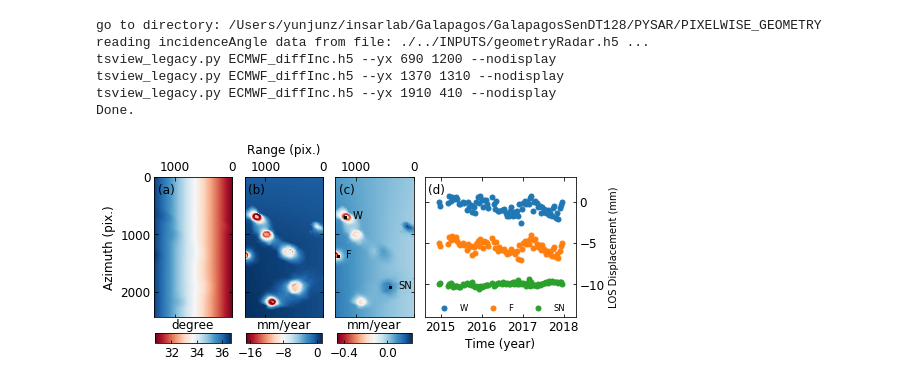
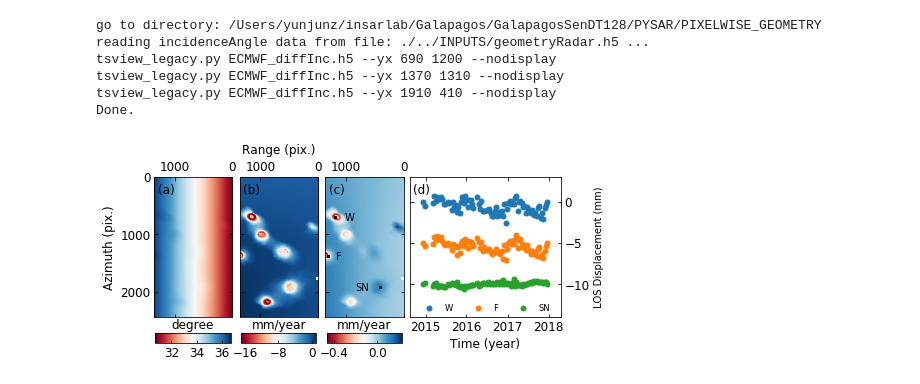
Before and after one commit to geodesymiami/Yunjun_et_al-2019-MintPy, a Jupyter notebook: pixelwise_geometry4tropospheric_delay.ipynb, the cells around one changed output. Cells and saved outputs as stored; diff of their text form; code cells hidden in the pictures.

```diff
--- a/pixelwise_geometry4tropospheric_delay.ipynb
+++ b/pixelwise_geometry4tropospheric_delay.ipynb
@@ -9,13 +9,15 @@ os.chdir(work_dir)
 print('go to directory: '+work_dir)
 
 inc_angle_file = './../INPUTS/geometryRadar.h5'
-inc_angle, atr = readfile.read(inc_angle_file, datasetName='incidenceAngle')
+inc_angle = readfile.read(inc_angle_file, datasetName='incidenceAngle')[0]
 
 vel_trop_diff_file = 'velocityEcmwf_diffInc.h5'
 vel_trop_diff = readfile.read(vel_trop_diff_file)[0]
 
 vel_trop_file = 'velocityEcmwf_pixelInc.h5'
-vel_trop = readfile.read(vel_trop_file)[0]
+vel_trop, atr = readfile.read(vel_trop_file)
+
+ref_y, ref_x = int(atr['REF_Y']), int(atr['REF_X'])
 
 # Read point timeseries
 labels = ['W', 'F', 'SN']  #Wolf, Fernandina, Sierra Negra
@@ -42,20 +44,22 @@ marker_size = 5
 
 fig = plt.figure(figsize=[7, 3])
 ax1  = fig.add_axes([0.08,  0.19, 0.20, 0.65])   # [x0, y0, width, height]
-ax20 = fig.add_axes([0.26,  0.19, 0.20, 0.65])
-ax2  = fig.add_axes([0.44,  0.19, 0.20, 0.65])
-ax3  = fig.add_axes([0.64,  0.19, 0.30, 0.65])
+ax20 = fig.add_axes([0.25,  0.19, 0.20, 0.65])
+ax2  = fig.add_axes([0.42,  0.19, 0.20, 0.65])
+ax3  = fig.add_axes([0.61,  0.19, 0.30, 0.65])
 cax1 = fig.add_axes([0.105, 0.07, 0.15, 0.05])
-cax20 = fig.add_axes([0.285, 0.07, 0.15, 0.05])
-cax2  = fig.add_axes([0.465, 0.07, 0.15, 0.05])
+cax20 = fig.add_axes([0.275, 0.07, 0.15, 0.05])
+cax2  = fig.add_axes([0.445, 0.07, 0.15, 0.05])
 
 # axes 1/2
 num_row, num_col = inc_angle.shape
 im1 = ax1.imshow(inc_angle, cmap='RdBu')
 im20 = ax20.imshow(vel_trop*1000., cmap='RdBu')
 im2 = ax2.imshow(vel_trop_diff*1000., cmap='RdBu')
-ax2.set_xlim(-0.5, num_col-0.5)
-ax2.set_ylim(num_row-0.5, -0.5)
+for ax in [ax20, ax2]:
+    ax.scatter(ref_x, ref_y, marker='s', s=2, c='w')
+    ax.set_xlim(-0.5, num_col-0.5)
+    ax.set_ylim(num_row-0.5, -0.5)
 for ax in [ax1, ax20, ax2]:
     ax.invert_xaxis()
     ax.set_yticks(np.arange(0,2500,1000))
@@ -68,8 +72,9 @@ pp.set_shared_xlabel([ax1, ax20, ax2], label='Range (pix.)', labelpad=0.13, posi
 ax1.xaxis.set_label_position("top")
 
 ax2.scatter(xs, ys, marker='s', s=2, c='k')
-for label, x, y in zip(labels, xs, ys):
-    ax2.annotate(label, xy=(x, y), xytext=(8, -2), textcoords='offset points')
+offsets = [(10, -4), (8, -4), (-25, -4)]
+for label, x, y, off in zip(labels, xs, ys, offsets):
+    ax2.annotate(label, xy=(x, y), xytext=off, textcoords='offset points')
 
 # colorbars
 cbar1 = fig.colorbar(im1, cax=cax1, orientation='horizontal')
@@ -87,31 +92,31 @@ cbar2.set_label('mm/year', fontsize=font_size)
 cbar2.locator = ticker.MaxNLocator(nbins=2)
 cbar2.update_ticks()
 
 for cbar in [cbar1, cbar2, cbar20]:  cbar.ax.xaxis.set_label_position('top')
 for cax  in [cax1,  cax2,  cax20 ]:  cax.tick_params(direction='in', labelsize=font_size)
 
 # axes 3
 offsets = [0, -5, -10]
 date_list = list(np.loadtxt(ts_files[0], dtype=bytes).astype(str)[:, 0])
 dates = ptime.date_list2vector(date_list)[0]
 for ts_file, offset, label in zip(ts_files, offsets, labels):
     ts = np.loadtxt(ts_file, dtype=bytes).astype(str)[:, 1].astype(np.float)
     ax3.scatter(dates, ts*1000.+offset, s=marker_size**2, label=label)
 ax3.set_ylim([-14, 3])
 ax3.set_ylabel('LOS Displacement (mm)')
 ax3.yaxis.set_label_position("right")
 ax3.yaxis.tick_right()
 ax3.set_xlabel('Time (year)', fontsize=font_size)
 ax3.xaxis.set_major_locator(mdates.YearLocator(1))
 ax3.tick_params(which='both', direction='in', labelsize=font_size, bottom=True, top=True, left=True, right=True)
 ax3.legend(loc='lower center', frameon=False, borderaxespad=0.2, fontsize=font_size*0.7, ncol=3)
 
 ax1.annotate('(a)', xy=(0.05, 0.88), color='k', xycoords='axes fraction', fontsize=font_size)
 ax20.annotate('(b)', xy=(0.05, 0.88), color='k', xycoords='axes fraction', fontsize=font_size)
 ax2.annotate('(c)', xy=(0.05, 0.88), color='k', xycoords='axes fraction', fontsize=font_size)
 ax3.annotate('(d)', xy=(0.02, 0.88), color='k', xycoords='axes fraction', fontsize=font_size)
 
 plt.savefig('pixel_inc4trop.jpg', dpi=600)
 plt.show()
 # %% [output]
-[figure, old version]
+[figure, new version]
```
Also changed, not shown: 2 other files.
